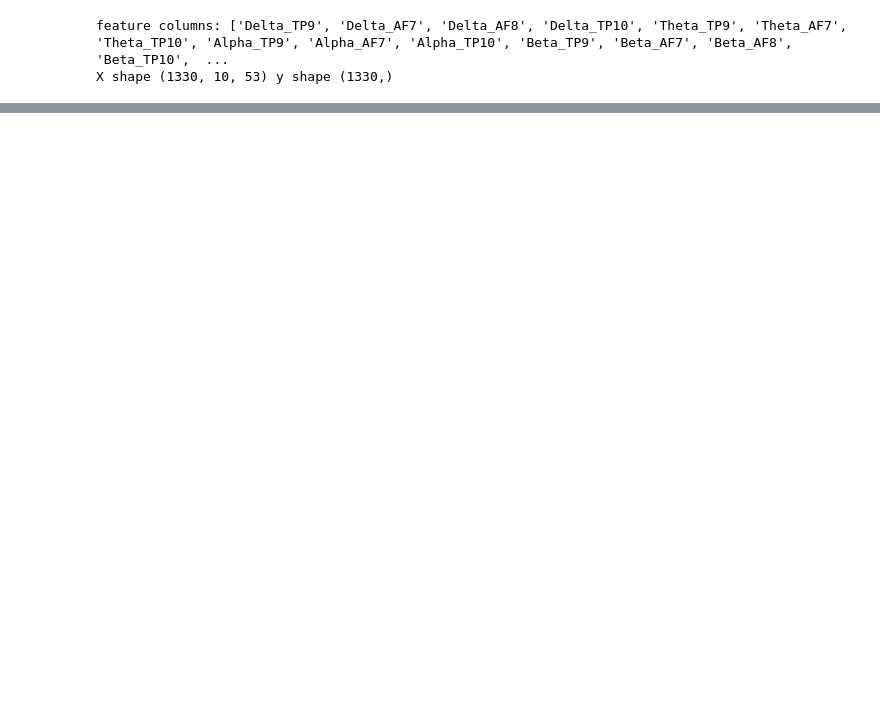
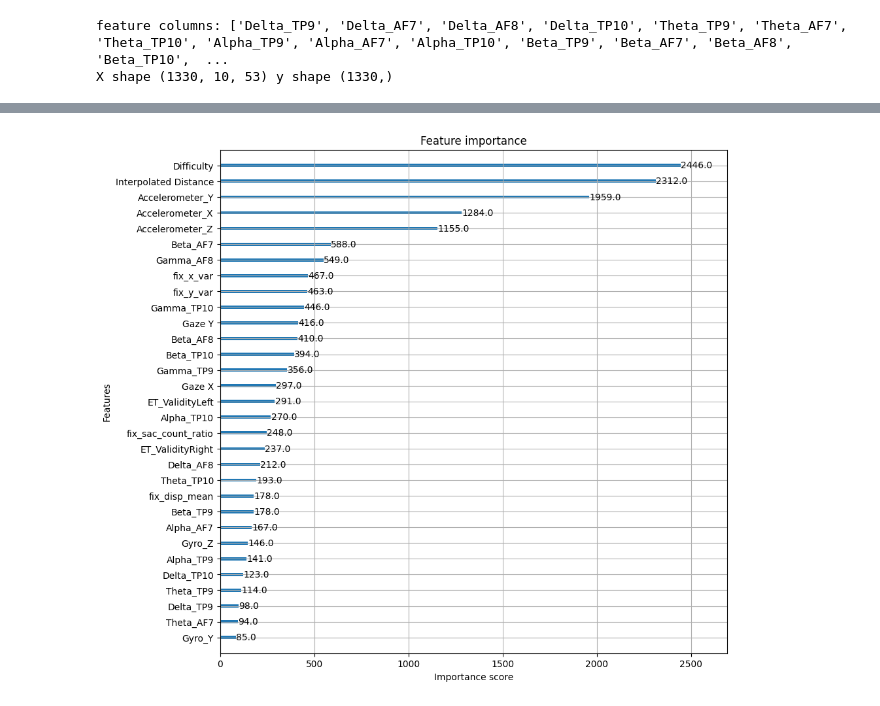
Before and after one commit to Ryuk0777/IIT_Bombay_Internship_T1_G51_Walhalla, a Jupyter notebook: notebooks/Model_Building/Model_type_2.ipynb, the cells around one changed output, grey strips where cells are left out. Cells and saved outputs as stored; diff of their text form; code cells hidden in the pictures; blank space fills up the shorter version.

```diff
--- a/notebooks/Model_Building/Model_type_2.ipynb
+++ b/notebooks/Model_Building/Model_type_2.ipynb
@@ -987,0 +1197,13 @@ Mean R²: 0.24722983837127685
+# %%
+search = RandomizedSearchCV(
+    xgb,
+    param_distributions=param_dist,
+    n_iter=25,
+    cv=cv,
+    scoring="r2",
+    verbose=2,
+    n_jobs=1,  # keep 1 to avoid excessive GPU memory copy
+    random_state=42
+)
+# %%
+search.fit(X, y, groups=groups)
@@ -987,0 +1250,11 @@ Mean R²: 0.24722983837127685
+# %%
+best_xgb = XGBRegressor(
+    **search.best_params_,
+    tree_method='hist',
+    device = "cuda",
+    # predictor='gpu_predictor',
+    # gpu_id=0, # Removed gpu_id
+    random_state=42
+)
+# %%
+best_xgb.fit(X, y)
@@ -987,0 +1277,6 @@ Mean R²: 0.24722983837127685
+# %%
+fig, ax = plt.subplots(figsize=(10, 10))
+xgb.plot_importance(best_xgb, max_num_features=35, ax=ax)
+plt.show()
+# %% [output]
+[figure, added]
```
Also changed, not shown: parts of 140 cells of this notebook, 2 other files.
